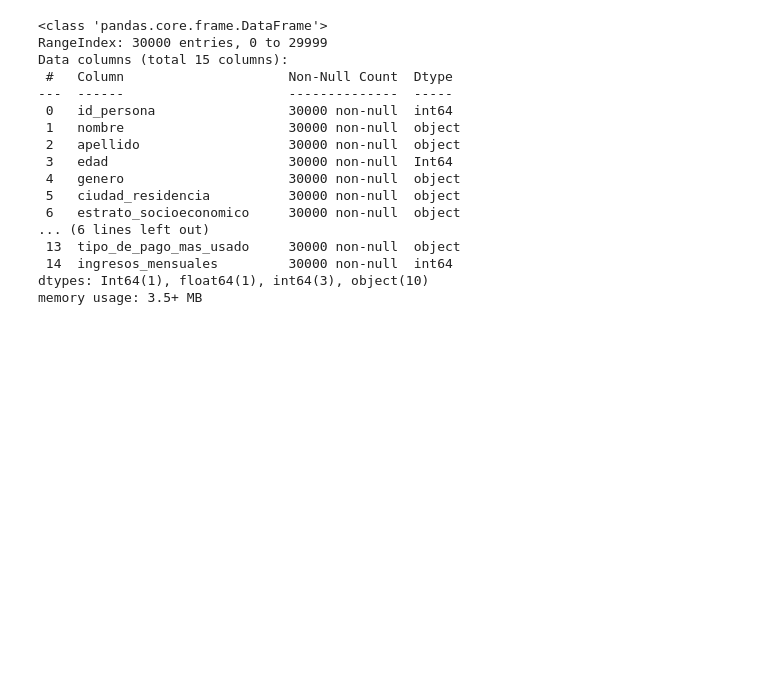
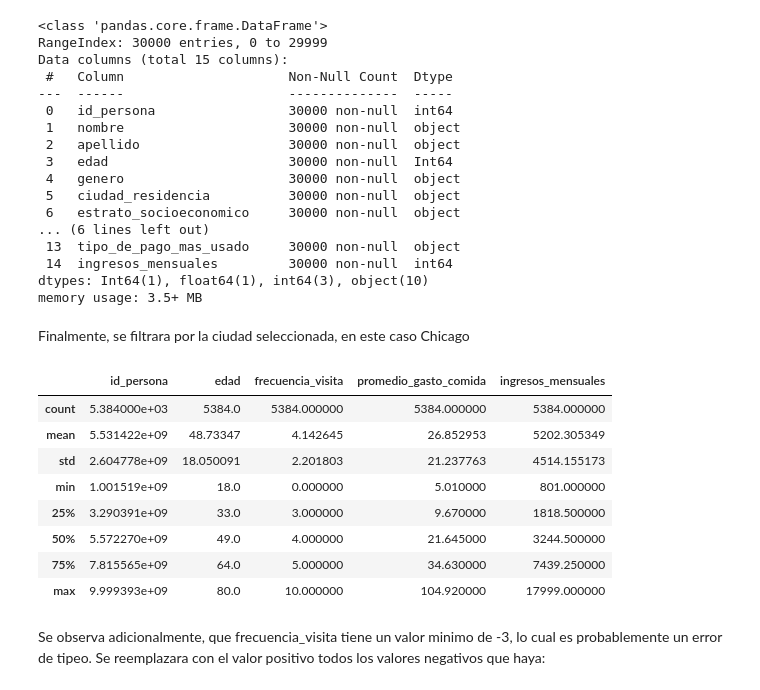
Before and after one commit to ccantilloa/Data-Science-Henry, a Jupyter notebook: Module 1/Proyecto integrador/Avance_EDA.ipynb, the cells around one changed output. Saved outputs shown, nothing was run; the diff lists cells and outputs as text; code cells hidden in the pictures; blank space fills up the shorter version.

```diff
--- a/Module 1/Proyecto integrador/Avance_EDA.ipynb
+++ b/Module 1/Proyecto integrador/Avance_EDA.ipynb
@@ -195,3 +197,21 @@ Data columns (total 15 columns):
  14  ingresos_mensuales         30000 non-null  int64
 dtypes: Int64(1), float64(1), int64(3), object(10)
 memory usage: 3.5+ MB
+# %% [markdown]
+Finalmente, se filtrara por la ciudad seleccionada, en este caso Chicago
+# %%
+df_clientes_chicago=df_restaurants_USA[df_restaurants_USA['ciudad_residencia'].str.lower()=='chicago'].copy()
+# %%
+df_clientes_chicago.describe()
+# %% [output]
+|  | id_persona | edad | frecuencia_visita | promedio_gasto_comida | ingresos_mensuales |
+| count | 5.384000e+03 | 5384.0 | 5384.000000 | 5384.000000 | 5384.000000 |
+| mean | 5.531422e+09 | 48.73347 | 4.142645 | 26.852953 | 5202.305349 |
+| std | 2.604778e+09 | 18.050091 | 2.201803 | 21.237763 | 4514.155173 |
+| min | 1.001519e+09 | 18.0 | 0.000000 | 5.010000 | 801.000000 |
+| 25% | 3.290391e+09 | 33.0 | 3.000000 | 9.670000 | 1818.500000 |
+| 50% | 5.572270e+09 | 49.0 | 4.000000 | 21.645000 | 3244.500000 |
+| 75% | 7.815565e+09 | 64.0 | 5.000000 | 34.630000 | 7439.250000 |
+| max | 9.999393e+09 | 80.0 | 10.000000 | 104.920000 | 17999.000000 |
+# %% [markdown]
+Se observa adicionalmente, que frecuencia_visita tiene un valor minimo de -3, lo cual es probablemente un error de tipeo. Se reemplazara con el valor positivo todos los valores negativos que haya:
```
Also changed, not shown: parts of 14 cells of this notebook, 6 other files.
